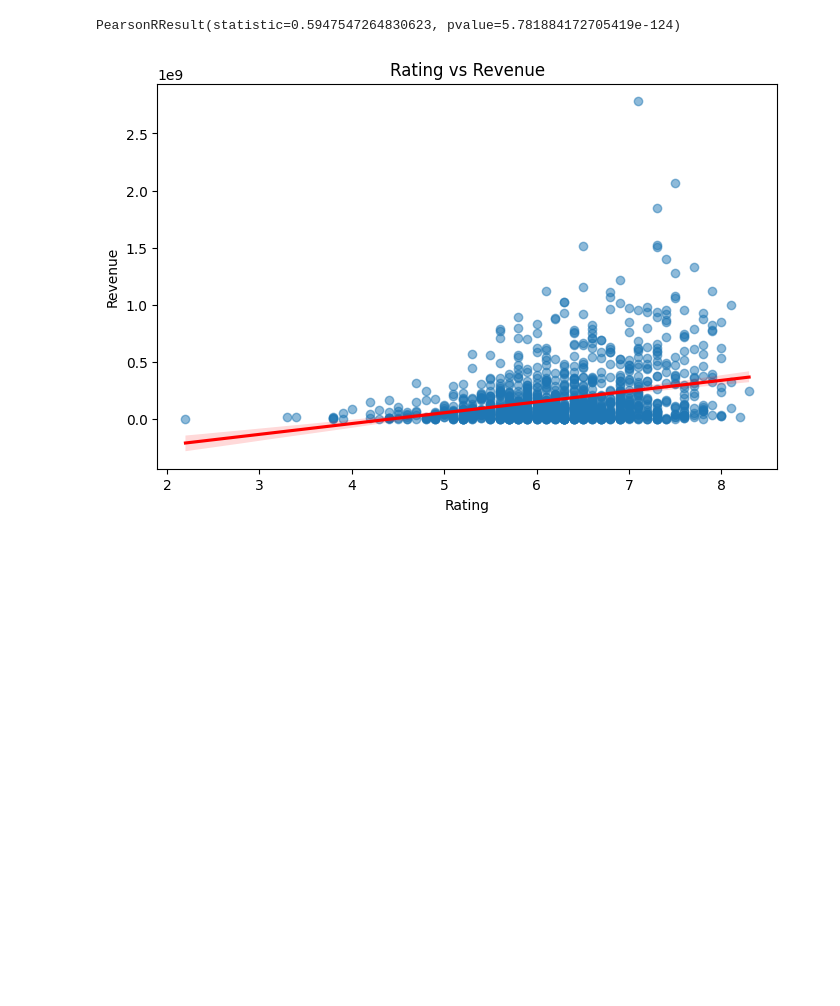
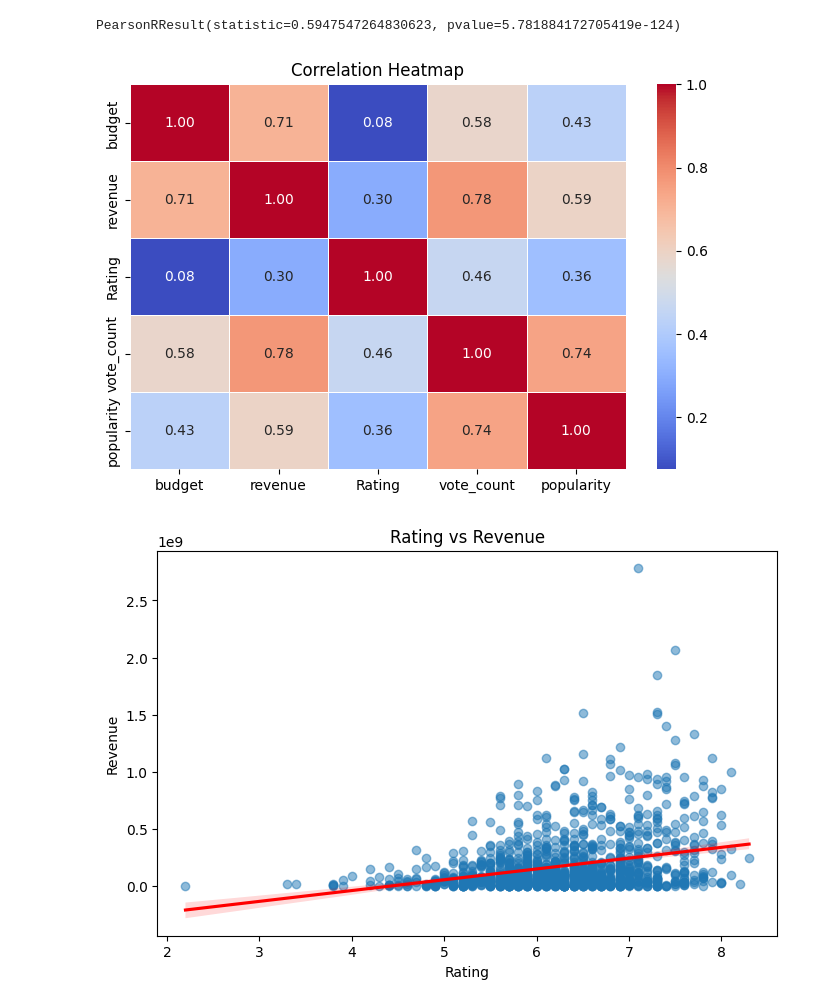
Before and after one commit to Olufunke2580/Olufunke_Data_Analysis_Portfolio, a Jupyter notebook: Movie_data_analysis.ipynb, the cells around one changed output. Saved outputs shown, nothing was run; the diff lists cells and outputs as text; code cells hidden in the pictures; blank space fills up the shorter version.

```diff
--- a/Movie_data_analysis.ipynb
+++ b/Movie_data_analysis.ipynb
@@ -447,6 +447,22 @@ More popular movies are generally linked to higher revenue, but the relationship
 '''
 # %% [output]
 PearsonRResult(statistic=0.5947547264830623, pvalue=5.781884172705419e-124)
+# %%
+import seaborn as sns
+import matplotlib.pyplot as plt
+
+# Selecting relevant columns
+corr_matrix = df[['budget', 'revenue', 'Rating', 'vote_count', 'popularity']].corr()
+
+# Creating the heatmap
+plt.figure(figsize=(8, 5))
+sns.heatmap(corr_matrix, annot=True, cmap='coolwarm', fmt=".2f", linewidths=0.5)
+
+# Titles and labels
+plt.title("Correlation Heatmap")
+plt.show()
+# %% [output]
+[figure, added]
 # %%
 #Scatterplot showing the relationship between rating and movie revenue
 
```
Also changed, not shown: parts of 9 cells of this notebook.
